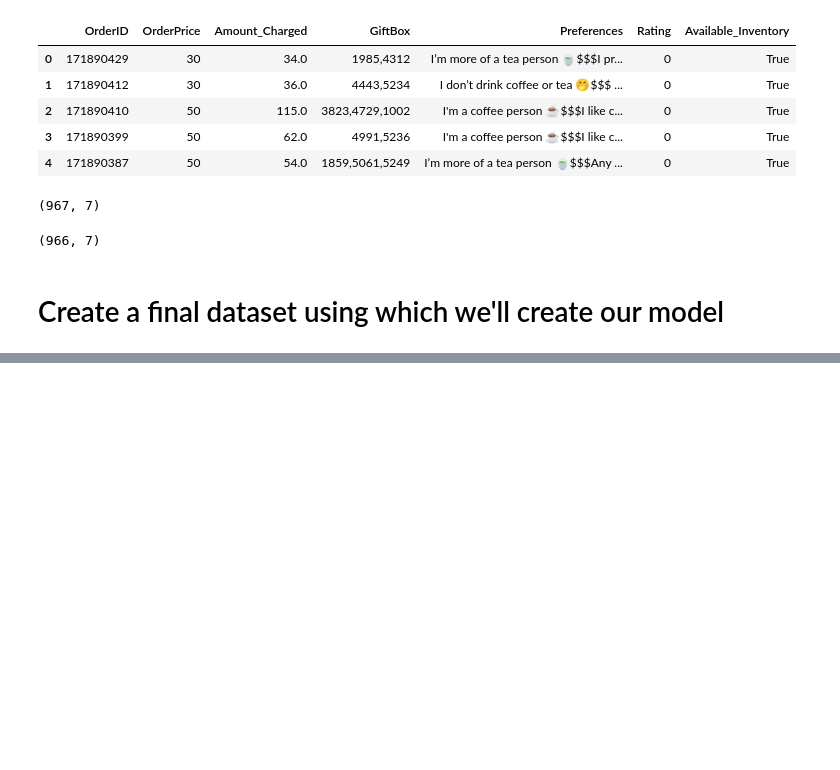
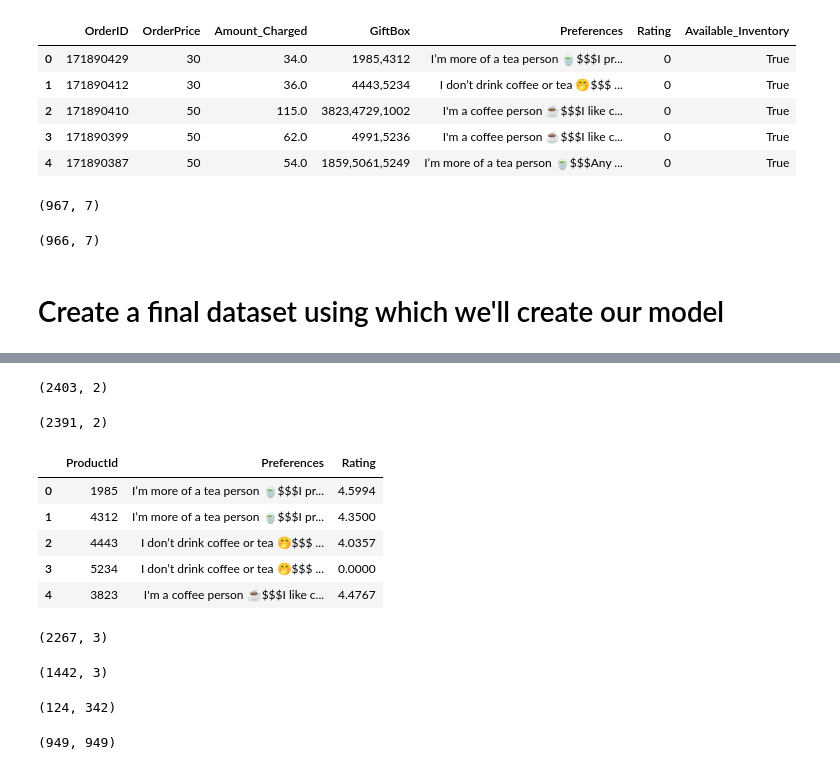
Before and after one commit to yash0307jain/curated-gift-boxes, a Jupyter notebook: data_analysis.ipynb, the cells around one changed output, grey strips where cells are left out. Cells and saved outputs as stored; diff of their text form; code cells hidden in the pictures; blank space fills up the shorter version.

Commit message:
created a final matrix of Id, Pref and Rating

```diff
--- a/data_analysis.ipynb
+++ b/data_analysis.ipynb
@@ -310,0 +324,5 @@ df_legacy.shape
+# %%
+df_legacy.reset_index(inplace=True)
+# %%
+df_final = pd.DataFrame(columns=['ProductId', 'Preferences'])
+df_final.head()
@@ -310,0 +331,7 @@ df_legacy.shape
+# %%
+%%time
+for i in range(df_legacy.shape[0]):
+    ids = list(map(int, df_legacy['GiftBox'][i].split(',')))
+    preference = df_legacy['Preferences'][i]
+    for id in ids:
+        df_final.loc[len(df_final.index)] = [id, preference]
@@ -310,0 +350,36 @@ df_legacy.shape
+# %%
+df_final.shape
+# %% [output]
+(2403, 2)
+# %%
+df_final.drop_duplicates(inplace=True)
+# %%
+df_final.shape
+# %% [output]
+(2391, 2)
+# %%
+df_final['Rating'] = df_final['ProductId'].apply(lambda id: df_inventory[df_inventory['ProductId'] == id]['Rating'].values[0])
+df_final.head()
+# %% [output]
+|  | ProductId | Preferences | Rating |
+| 0 | 1985 | I’m more of a tea person 🍵$$$I pr... | 4.5994 |
+| 1 | 4312 | I’m more of a tea person 🍵$$$I pr... | 4.3500 |
+| 2 | 4443 | I don’t drink coffee or tea 🤭$$$ ... | 4.0357 |
+| 3 | 5234 | I don’t drink coffee or tea 🤭$$$ ... | 0.0000 |
+| 4 | 3823 | I'm a coffee person ☕️$$$I like c... | 4.4767 |
+# %%
+df_final[df_final['ProductId'].duplicated()].shape
+# %% [output]
+(2267, 3)
+# %%
+df_final[df_final['Preferences'].duplicated()].shape
+# %% [output]
+(1442, 3)
+# %%
+df_final['ProductId'].nunique(), df_inventory['ProductId'].nunique()
+# %% [output]
+(124, 342)
+# %%
+df_final['Preferences'].nunique(), df_legacy['Preferences'].nunique()
+# %% [output]
+(949, 949)
```
Also changed, not shown: parts of 13 cells of this notebook.
